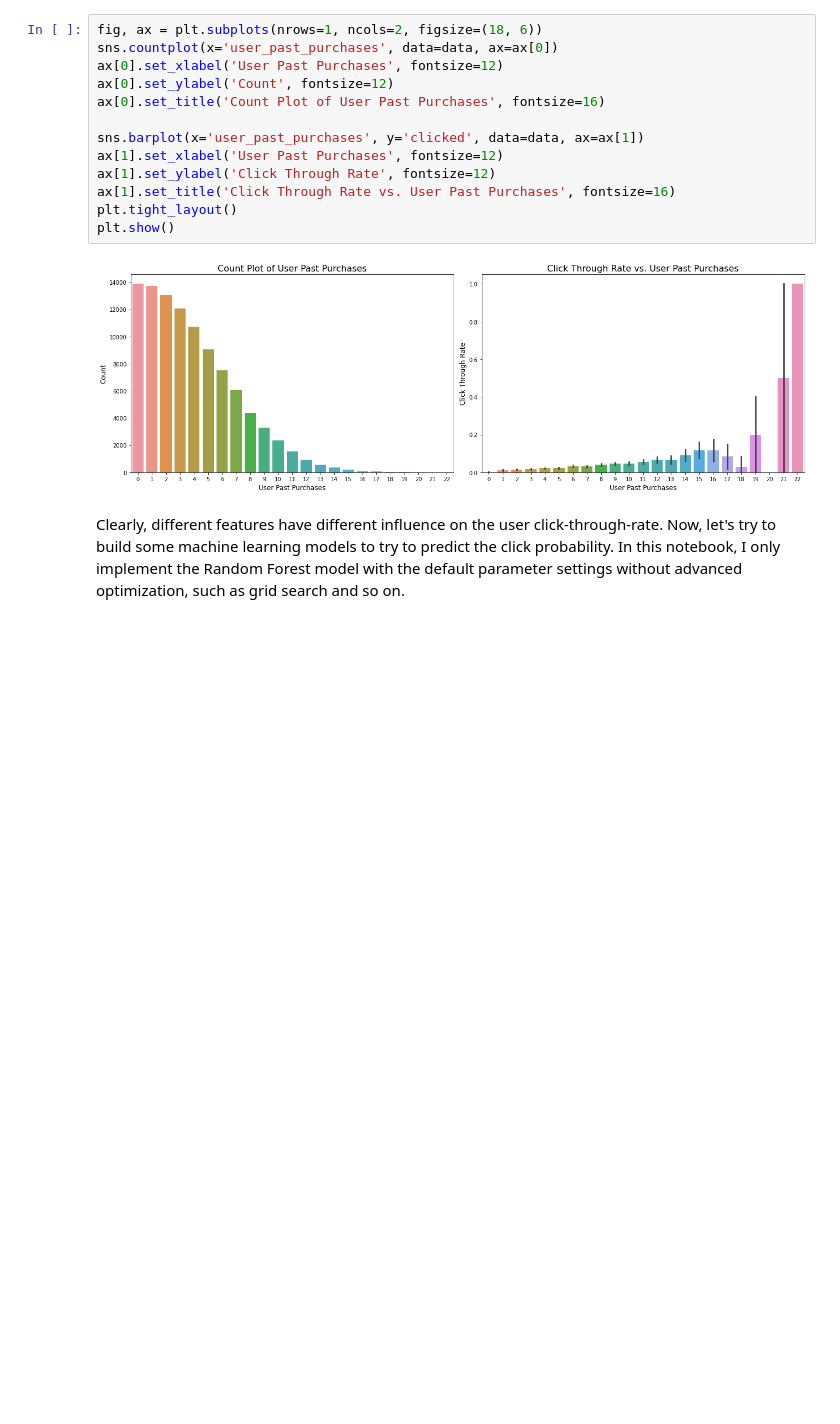
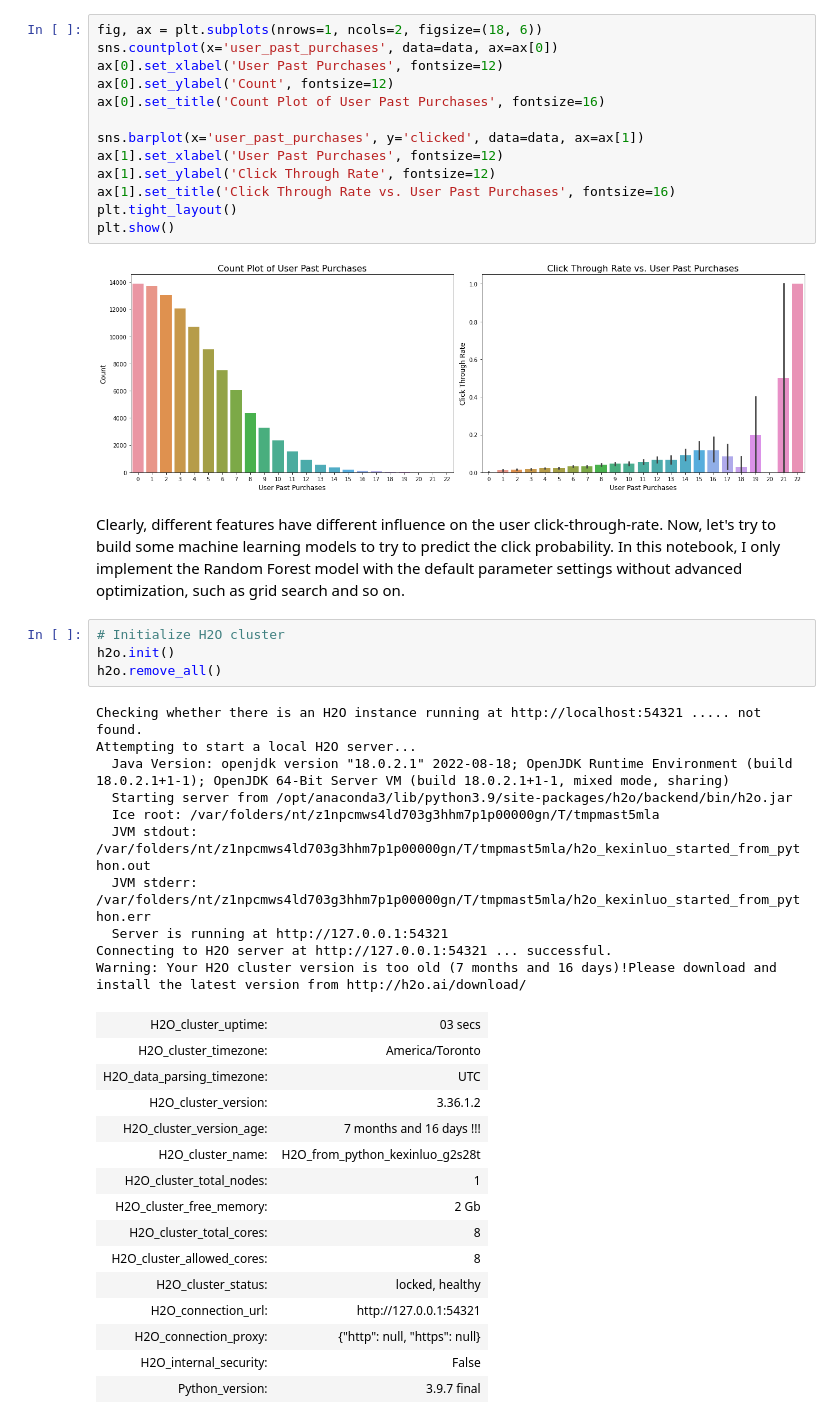
Before and after one commit to kluo9/DS_CASE, a Jupyter notebook: email.ipynb, the cells around one changed output. Saved outputs shown, nothing was run; the diff lists cells and outputs as text; blank space fills up the shorter version.

```diff
--- a/email.ipynb
+++ b/email.ipynb
@@ -251,3 +251,33 @@ plt.show()
 [figure]
 # %% [markdown]
 Clearly, different features have different influence on the user click-through-rate. Now, let's try to build some machine learning models to try to predict the click probability. In this notebook, I only implement the Random Forest model with the default parameter settings without advanced optimization, such as grid search and so on.
+# %%
+# Initialize H2O cluster
+h2o.init()
+h2o.remove_all()
+# %% [output]
+Checking whether there is an H2O instance running at http://localhost:54321 ..... not found.
+Attempting to start a local H2O server...
+  Java Version: openjdk version "18.0.2.1" 2022-08-18; OpenJDK Runtime Environment (build 18.0.2.1+1-1); OpenJDK 64-Bit Server VM (build 18.0.2.1+1-1, mixed mode, sharing)
+  Starting server from /opt/anaconda3/lib/python3.9/site-packages/h2o/backend/bin/h2o.jar
+  Ice root: /var/folders/nt/z1npcmws4ld703g3hhm7p1p00000gn/T/tmpmast5mla
+  JVM stdout: /var/folders/nt/z1npcmws4ld703g3hhm7p1p00000gn/T/tmpmast5mla/h2o_kexinluo_started_from_python.out
+  JVM stderr: /var/folders/nt/z1npcmws4ld703g3hhm7p1p00000gn/T/tmpmast5mla/h2o_kexinluo_started_from_python.err
+  Server is running at http://127.0.0.1:54321
+Connecting to H2O server at http://127.0.0.1:54321 ... successful.
+Warning: Your H2O cluster version is too old (7 months and 16 days)!Please download and install the latest version from http://h2o.ai/download/
+| H2O_cluster_uptime: | 03 secs |
+| H2O_cluster_timezone: | America/Toronto |
+| H2O_data_parsing_timezone: | UTC |
+| H2O_cluster_version: | 3.36.1.2 |
+| H2O_cluster_version_age: | 7 months and 16 days !!! |
+| H2O_cluster_name: | H2O_from_python_kexinluo_g2s28t |
+| H2O_cluster_total_nodes: | 1 |
+| H2O_cluster_free_memory: | 2 Gb |
+| H2O_cluster_total_cores: | 8 |
+| H2O_cluster_allowed_cores: | 8 |
+| H2O_cluster_status: | locked, healthy |
+| H2O_connection_url: | http://127.0.0.1:54321 |
+| H2O_connection_proxy: | {"http": null, "https": null} |
+| H2O_internal_security: | False |
+| Python_version: | 3.9.7 final |
```
Also changed, not shown: parts of 1 cell of this notebook.
